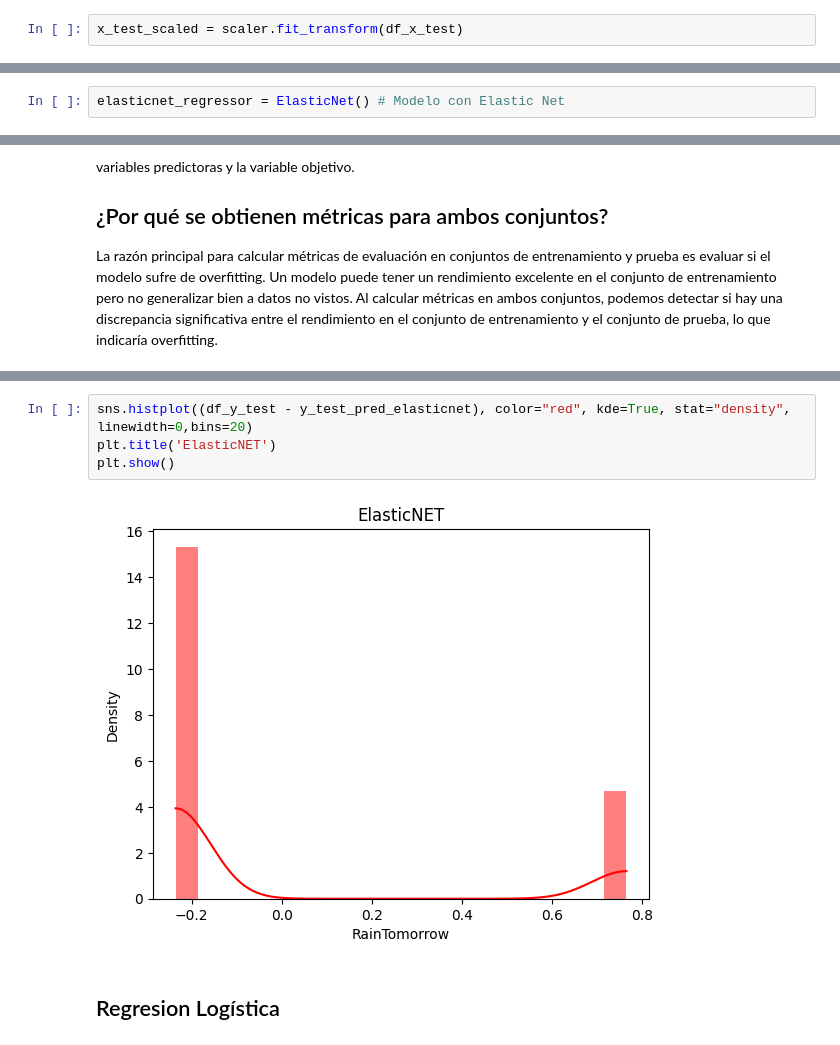
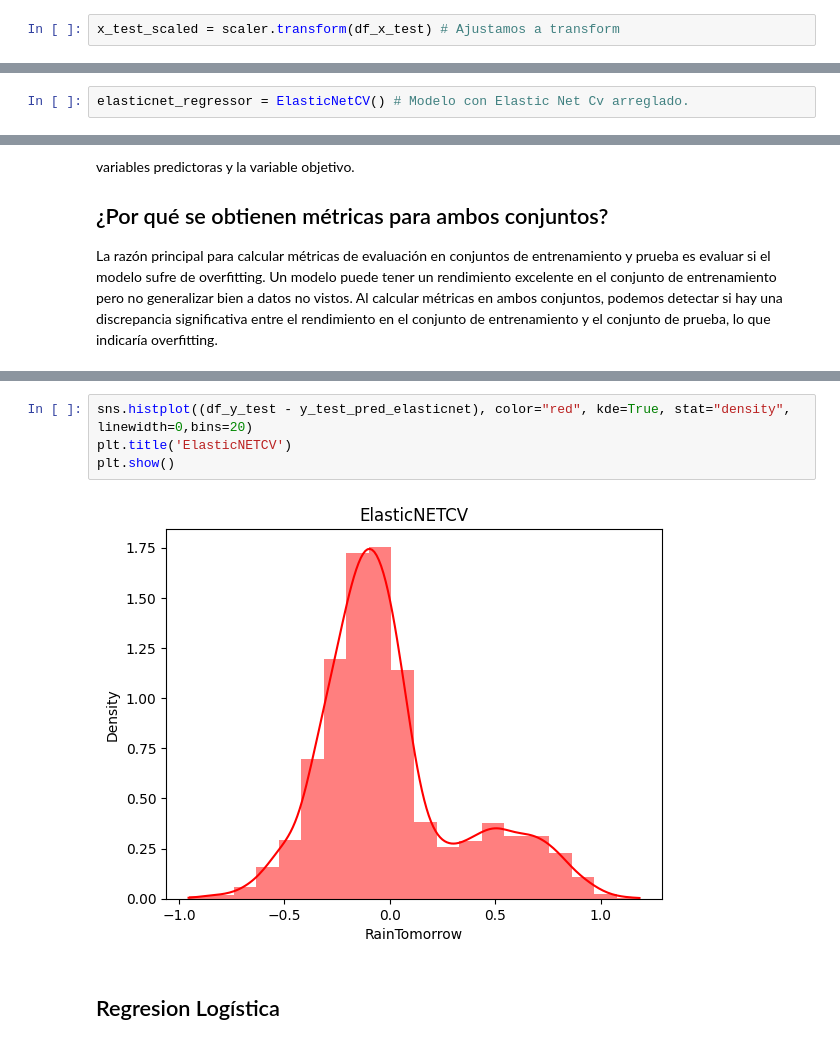
Before and after one commit to MateoGraviFiorino/MachineLearning---AA1--Gauto---GraviFiorino---TP, a Jupyter notebook: AA1-GraviFiorino-Gauto.ipynb, the cells around one changed output, grey strips where cells are left out. Saved outputs shown, nothing was run; the diff lists cells and outputs as text.

```diff
--- a/AA1-GraviFiorino-Gauto.ipynb
+++ b/AA1-GraviFiorino-Gauto.ipynb
@@ -955,7 +868,7 @@ scaler = StandardScaler()
 
 x_train_scaled = scaler.fit_transform(df_x_train) #X train y X test se escalan por separados para no ocntaminar el entrenamiento
 # %%
-x_test_scaled = scaler.fit_transform(df_x_test)
+x_test_scaled = scaler.transform(df_x_test) # Ajustamos a transform
 # %% [markdown]
 ## Regresión Lineal
 # %% [markdown]
@@ -1164,5 +1079,5 @@ El modelo de regresión con ElasticNet muestra un desempeño menos satisfactorio
 # %%
-elasticnet_regressor = ElasticNet() # Modelo con Elastic Net
+elasticnet_regressor = ElasticNetCV() # Modelo con Elastic Net Cv arreglado.
 # %%
 elasticnet_regressor.fit(x_train_scaled, df_y_train) # Entrenamos
 # %% [output]
@@ -1280,9 +1195,9 @@ plt.show()
 # %%
 sns.histplot((df_y_test - y_test_pred_elasticnet), color="red", kde=True, stat="density", linewidth=0,bins=20)
-plt.title('ElasticNET')
+plt.title('ElasticNETCV')
 plt.show()
 # %% [output]
-[figure, old version]
+[figure, new version]
 # %% [markdown]
 ## Regresion Logística
 # %% [markdown]
```
Also changed, not shown: parts of 161 cells of this notebook.
